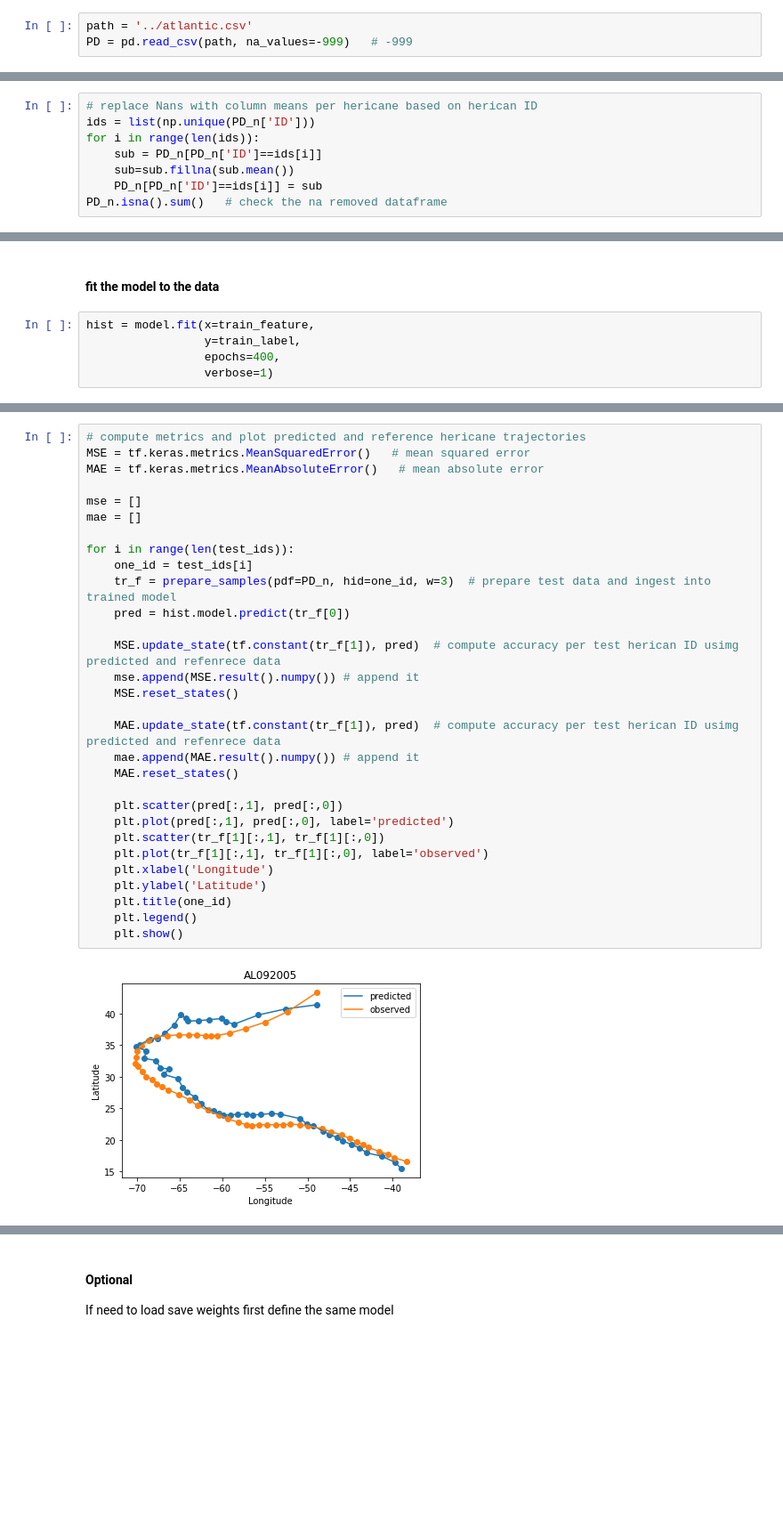
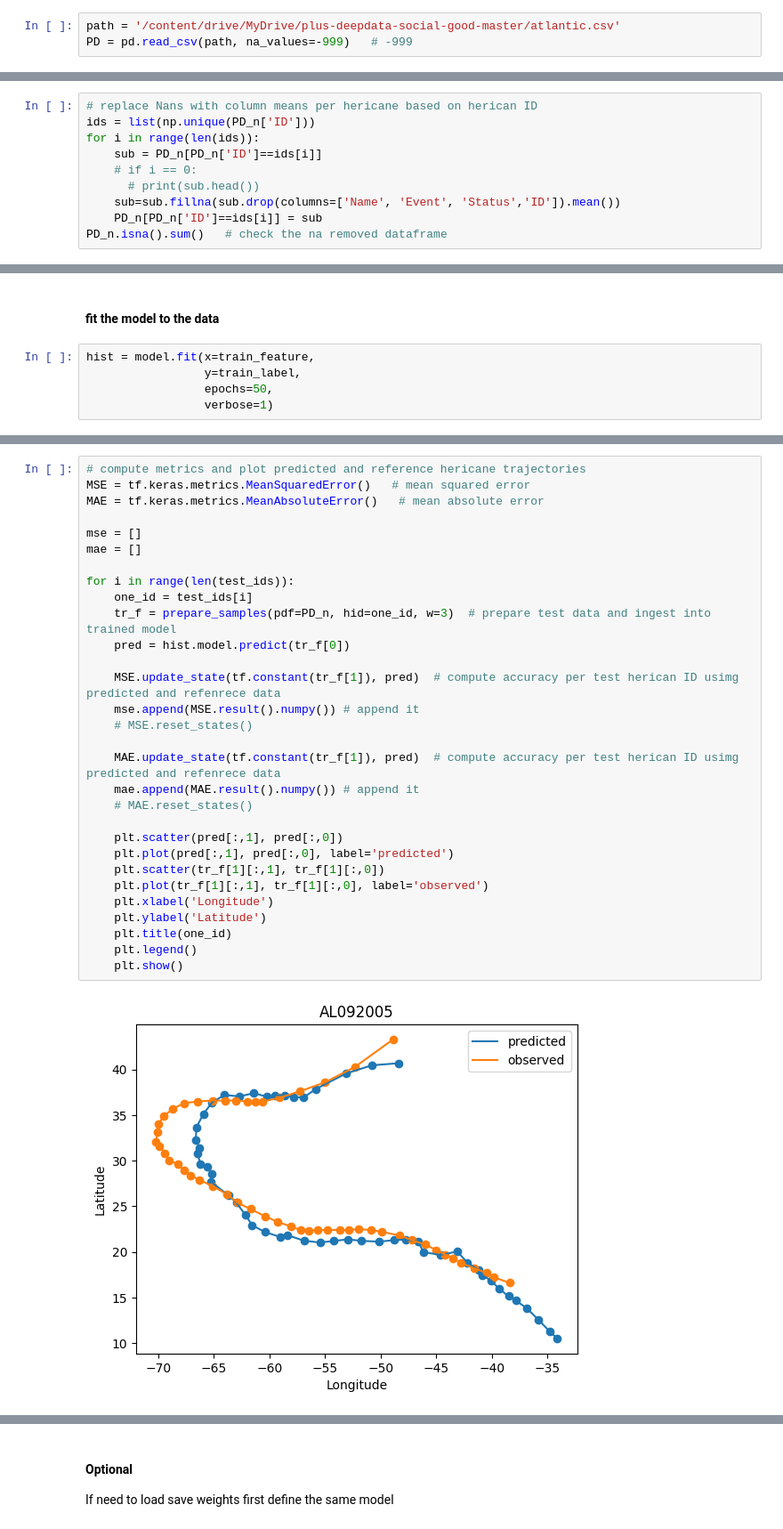
Before and after one commit to getch-geohum/plus-deepdata-social-good, a Jupyter notebook: Hurican_prediction.ipynb, the cells around one changed output, grey strips where cells are left out. Shown at 89% size. Drawn from its saved outputs; the diff is of its cells as text; blank space fills up the shorter version.

```diff
--- a/Hurican_prediction.ipynb
+++ b/Hurican_prediction.ipynb
@@ -28,7 +33,7 @@ from  tensorflow.keras.optimizers import SGD, Adam, RMSprop
 It should be noted that while reading the data using pandas dataframe approach, it is possible to manage nodata values on the flight or remove it after reading the data
 For this excercise I have opted to tell the datafram reader to consider -999 as No data value
 # %%
-path = '../atlantic.csv'
+path = '/content/drive/MyDrive/plus-deepdata-social-good-master/atlantic.csv'
 PD = pd.read_csv(path, na_values=-999)   # -999
 # %% [markdown]
 #### Inspect the attribute names(column names) and respective data types.
@@ -168,8 +171,0 @@ dtype: int64
-# %%
-# replace Nans with column means per hericane based on herican ID
-ids = list(np.unique(PD_n['ID']))
-for i in range(len(ids)):
-    sub = PD_n[PD_n['ID']==ids[i]]
-    sub=sub.fillna(sub.mean())
-    PD_n[PD_n['ID']==ids[i]] = sub
-PD_n.isna().sum()   # check the na removed dataframe
@@ -251,0 +235,10 @@ Please note that panda data frame correlation analysis ignores non-numeric colum
+# %%
+# replace Nans with column means per hericane based on herican ID
+ids = list(np.unique(PD_n['ID']))
+for i in range(len(ids)):
+    sub = PD_n[PD_n['ID']==ids[i]]
+    # if i == 0:
+      # print(sub.head())
+    sub=sub.fillna(sub.drop(columns=['Name', 'Event', 'Status','ID']).mean())
+    PD_n[PD_n['ID']==ids[i]] = sub
+PD_n.isna().sum()   # check the na removed dataframe
@@ -530,5 +547,5 @@ _________________________________________________________________
 # %%
 hist = model.fit(x=train_feature,
                  y=train_label,
-                 epochs=400,
+                 epochs=50,
                  verbose=1)
@@ -535,32 +570,32 @@ hist = model.fit(x=train_feature,
 # %%
 # compute metrics and plot predicted and reference hericane trajectories
 MSE = tf.keras.metrics.MeanSquaredError()   # mean squared error
 MAE = tf.keras.metrics.MeanAbsoluteError()   # mean absolute error
 
 mse = []
 mae = []
 
 for i in range(len(test_ids)):
     one_id = test_ids[i]
     tr_f = prepare_samples(pdf=PD_n, hid=one_id, w=3)  # prepare test data and ingest into trained model
     pred = hist.model.predict(tr_f[0])
 
     MSE.update_state(tf.constant(tr_f[1]), pred)  # compute accuracy per test herican ID usimg predicted and refenrece data
     mse.append(MSE.result().numpy()) # append it
-    MSE.reset_states()
+    # MSE.reset_states()
 
     MAE.update_state(tf.constant(tr_f[1]), pred)  # compute accuracy per test herican ID usimg predicted and refenrece data
     mae.append(MAE.result().numpy()) # append it
-    MAE.reset_states()
+    # MAE.reset_states()
 
     plt.scatter(pred[:,1], pred[:,0])
     plt.plot(pred[:,1], pred[:,0], label='predicted')
     plt.scatter(tr_f[1][:,1], tr_f[1][:,0])
     plt.plot(tr_f[1][:,1], tr_f[1][:,0], label='observed')
     plt.xlabel('Longitude')
     plt.ylabel('Latitude')
     plt.title(one_id)
     plt.legend()
     plt.show()
 # %% [output]
-[figure, old version]
+[figure, new version]
```
Also changed, not shown: parts of 19 cells of this notebook.
